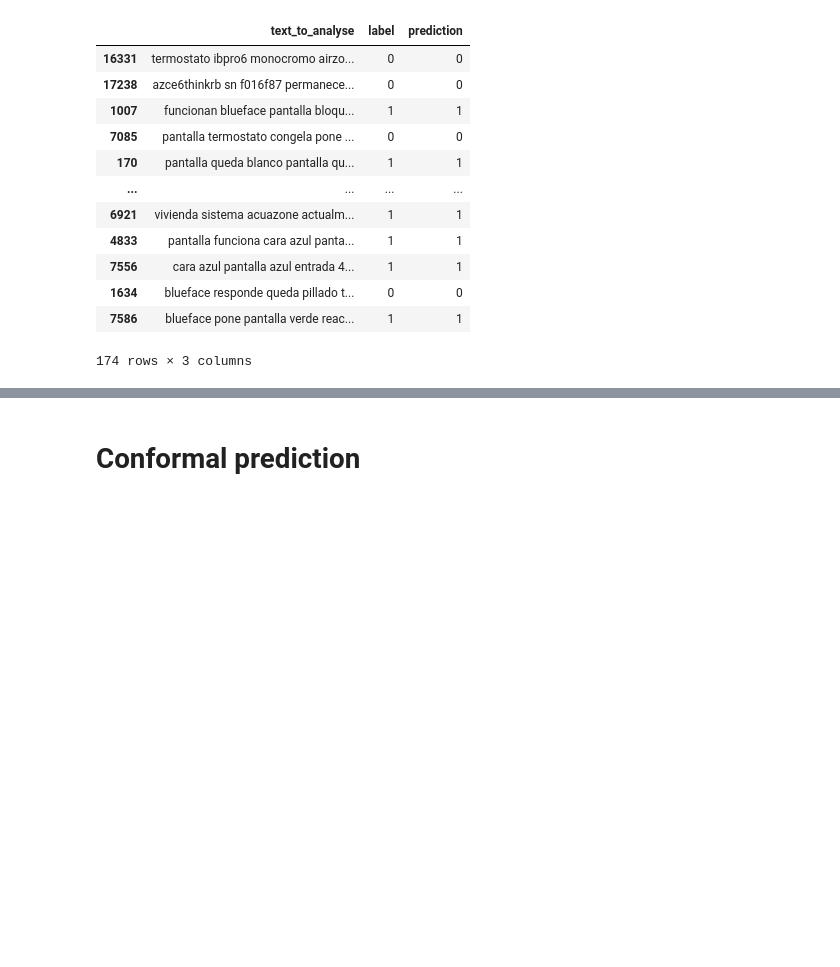
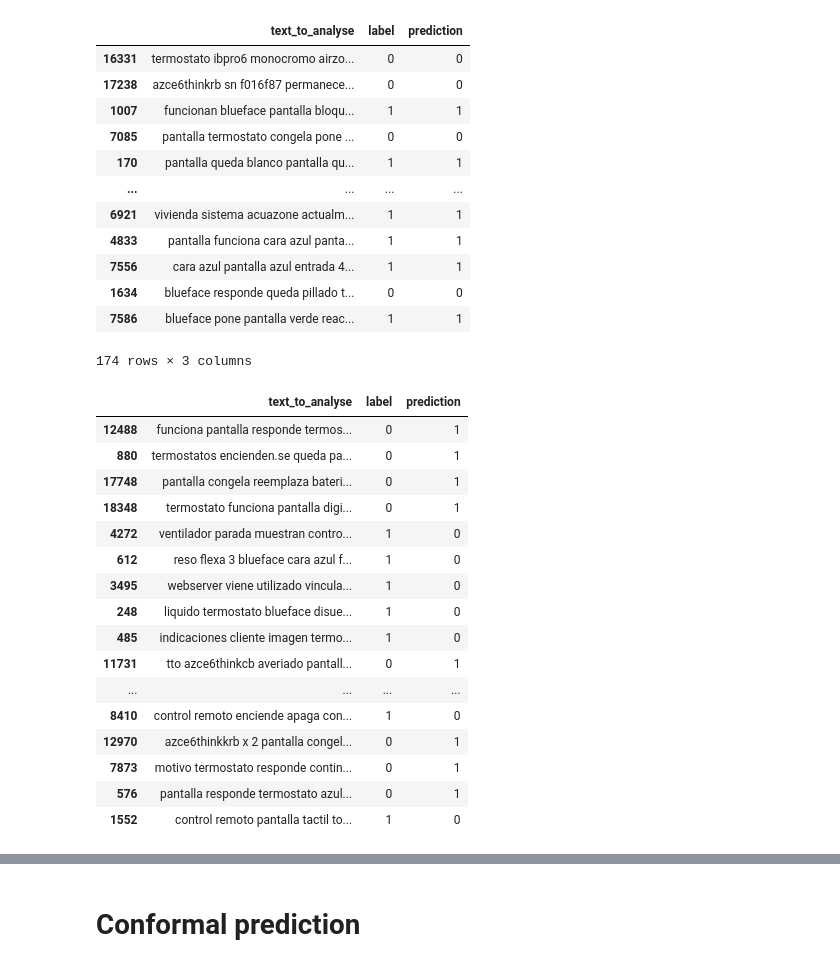
Before and after one commit to voliveira-airzonecontrol/myzone, a Jupyter notebook: src/notebooks/training.ipynb, the cells around one changed output, grey strips where cells are left out. Drawn from its saved outputs; the diff is of its cells as text; code cells hidden in the pictures; blank space fills up the shorter version.

```diff
--- a/src/notebooks/training.ipynb
+++ b/src/notebooks/training.ipynb
@@ -209,3 +240,23 @@ df_predictions
 | 1634 | blueface responde queda pillado t... | 0 | 0 |
 | 7586 | blueface pone pantalla verde reac... | 1 | 1 |
 174 rows × 3 columns
+# %%
+df_predictions[df_predictions["label"] != df_predictions["prediction"]]
+# %% [output]
+|  | text_to_analyse | label | prediction |
+| 12488 | funciona pantalla responde termos... | 0 | 1 |
+| 880 | termostatos encienden.se queda pa... | 0 | 1 |
+| 17748 | pantalla congela reemplaza bateri... | 0 | 1 |
+| 18348 | termostato funciona pantalla digi... | 0 | 1 |
+| 4272 | ventilador parada muestran contro... | 1 | 0 |
+| 612 | reso flexa 3 blueface cara azul f... | 1 | 0 |
+| 3495 | webserver viene utilizado vincula... | 1 | 0 |
+| 248 | liquido termostato blueface disue... | 1 | 0 |
+| 485 | indicaciones cliente imagen termo... | 1 | 0 |
+| 11731 | tto azce6thinkcb averiado pantall... | 0 | 1 |
+| ... | ... | ... | ... |
+| 8410 | control remoto enciende apaga con... | 1 | 0 |
+| 12970 | azce6thinkkrb x 2 pantalla congel... | 0 | 1 |
+| 7873 | motivo termostato responde contin... | 0 | 1 |
+| 576 | pantalla responde termostato azul... | 0 | 1 |
+| 1552 | control remoto pantalla tactil to... | 1 | 0 |
```
Also changed, not shown: parts of 9 cells of this notebook, 5 other files.
